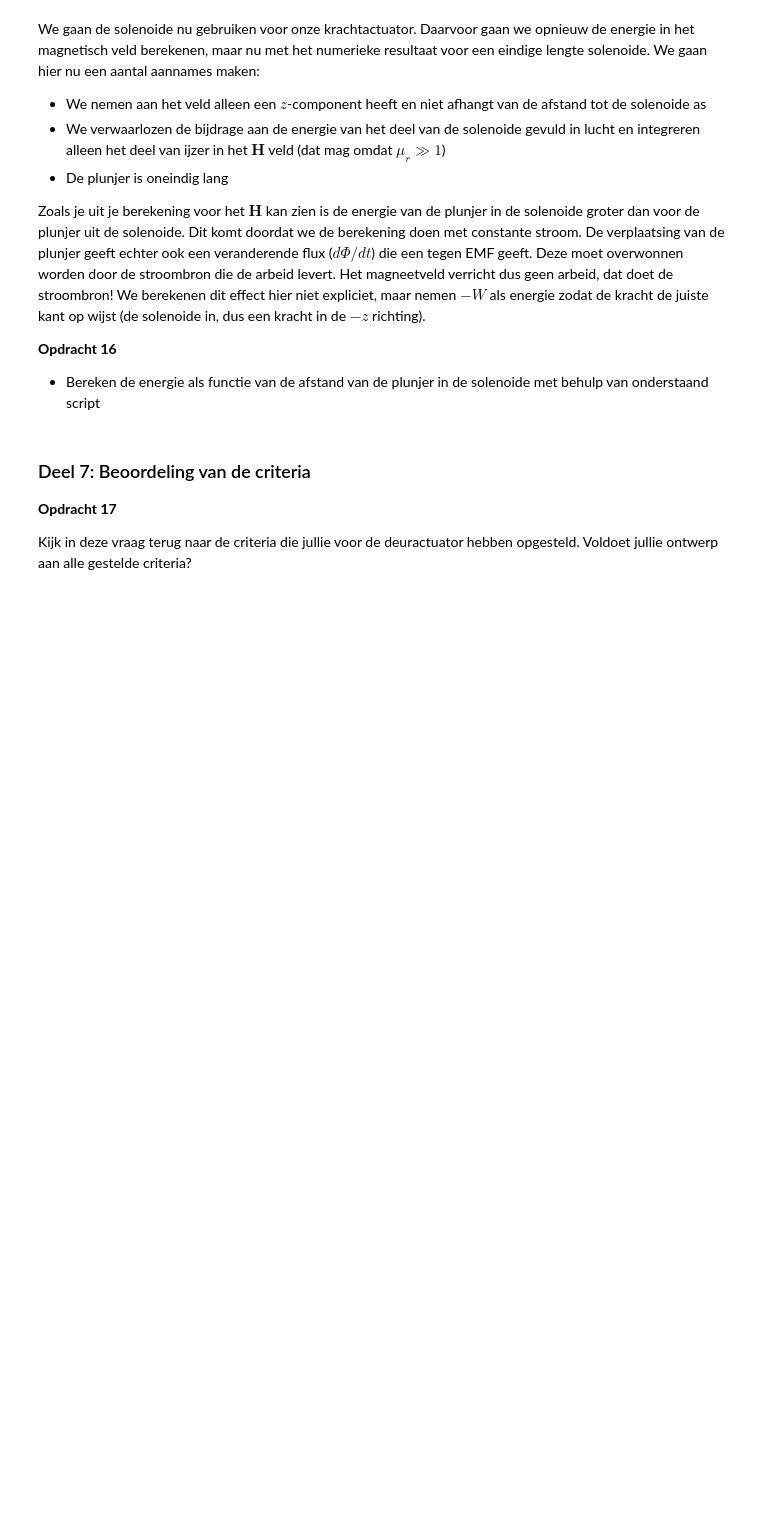
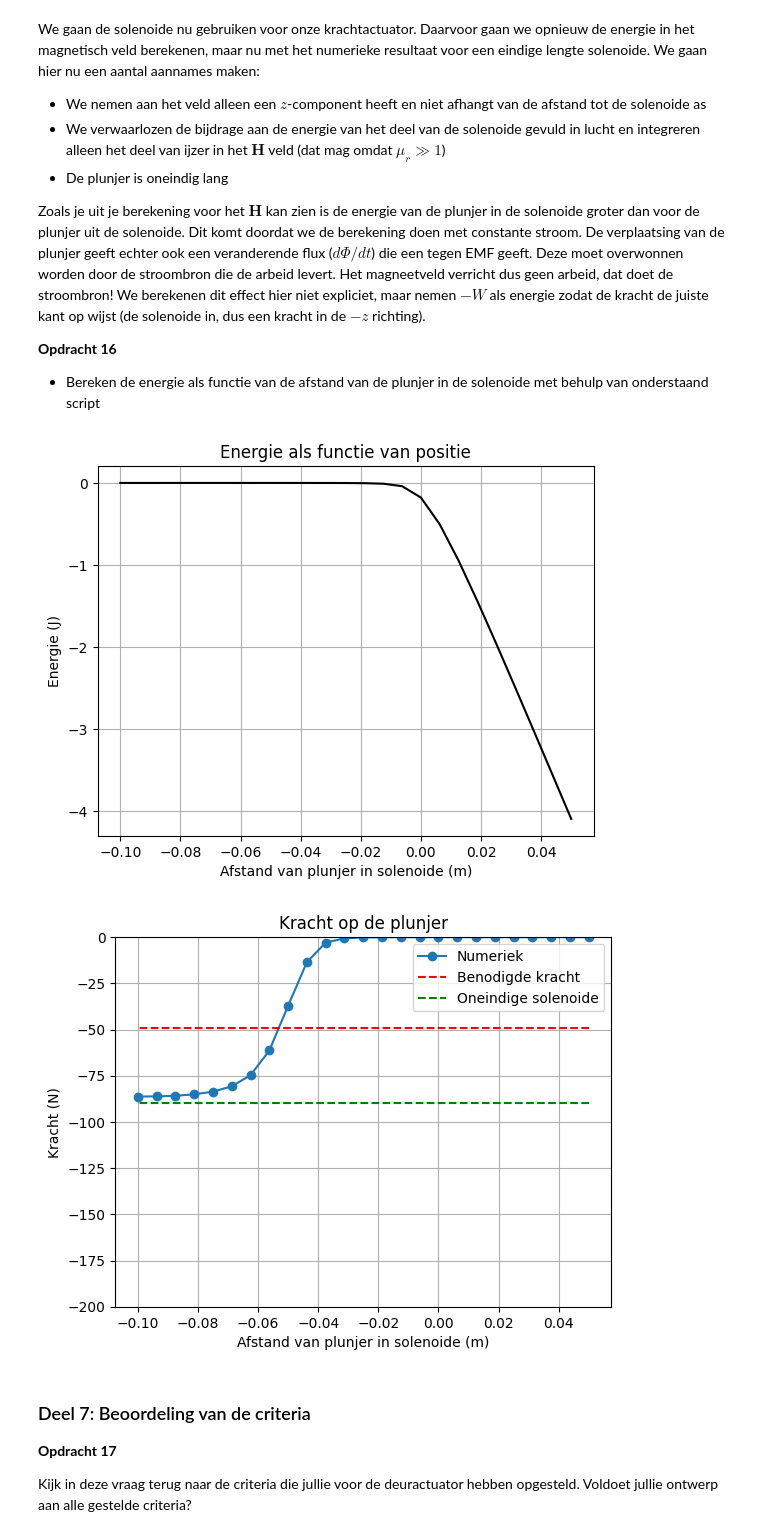
Before and after one commit to PimvanBeers/opdrachten-DEF-D, a Jupyter notebook: 2KrachtactuatorOpdracht/KrachtactuatorOpdracht.ipynb, the cells around one changed output. Drawn from its saved outputs; the diff is of its cells as text; code cells hidden in the pictures; blank space fills up the shorter version.

```diff
--- a/2KrachtactuatorOpdracht/KrachtactuatorOpdracht.ipynb
+++ b/2KrachtactuatorOpdracht/KrachtactuatorOpdracht.ipynb
@@ -554,3 +556,36 @@ plt.ylim([-200, 0])
+# %%
+dz = z_ax[1] - z_ax[0]
+
+Wz = -0.5 * np.pi * r_sol**2 * np.cumsum(mu_r * mu_0 * (np.flipud(H_ax)**2)) * dz
+
+plt.figure()
+plt.plot(L_sol/2 - z_ax, np.flipud(Wz), '-k')
+plt.xlabel('Afstand van plunjer in solenoide (m)')
+plt.ylabel('Energie (J)')
+plt.grid()
+plt.title('Energie als functie van positie')
+plt.show()
+
+
+force_analytical = -(mu * np.pi * (r_sol**2) * (aantal_omwentelingen)**2 * I**2) / (2 * (L_sol**2))
+
+force_numerical = -np.gradient(np.flipud(Wz), dz)
+
+plt.figure()
+plt.plot(L_sol/2 - z_ax, np.flipud(force_numerical), '-o', label='Numeriek')
+plt.plot(L_sol/2 - z_ax, (-5*9.8)*np.ones(n_ax), '--r', label='Benodigde kracht')
+plt.plot(L_sol/2 - z_ax, force_analytical*np.ones(n_ax), '--g', label='Oneindige solenoide')
+
+plt.xlabel('Afstand van plunjer in solenoide (m)')
+plt.ylabel('Kracht (N)')
+plt.grid()
+plt.legend()
+plt.ylim([-200, 0])
+plt.title('Kracht op de plunjer')
+plt.show()
+# %% [output]
+[figure, added]
+[figure, added]
 # %% [markdown]
 ### Deel 7: Beoordeling van de criteria
 **Opdracht 17**
```
Also changed, not shown: parts of 3 cells of this notebook.
